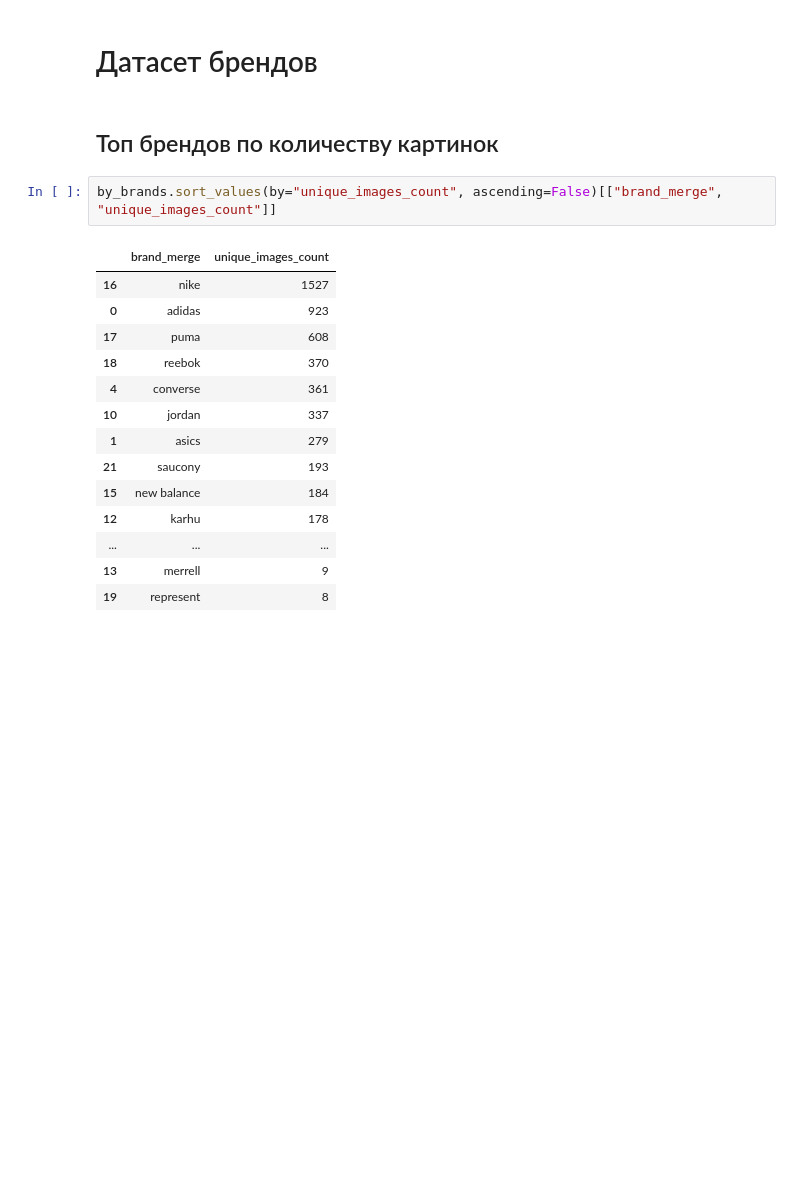
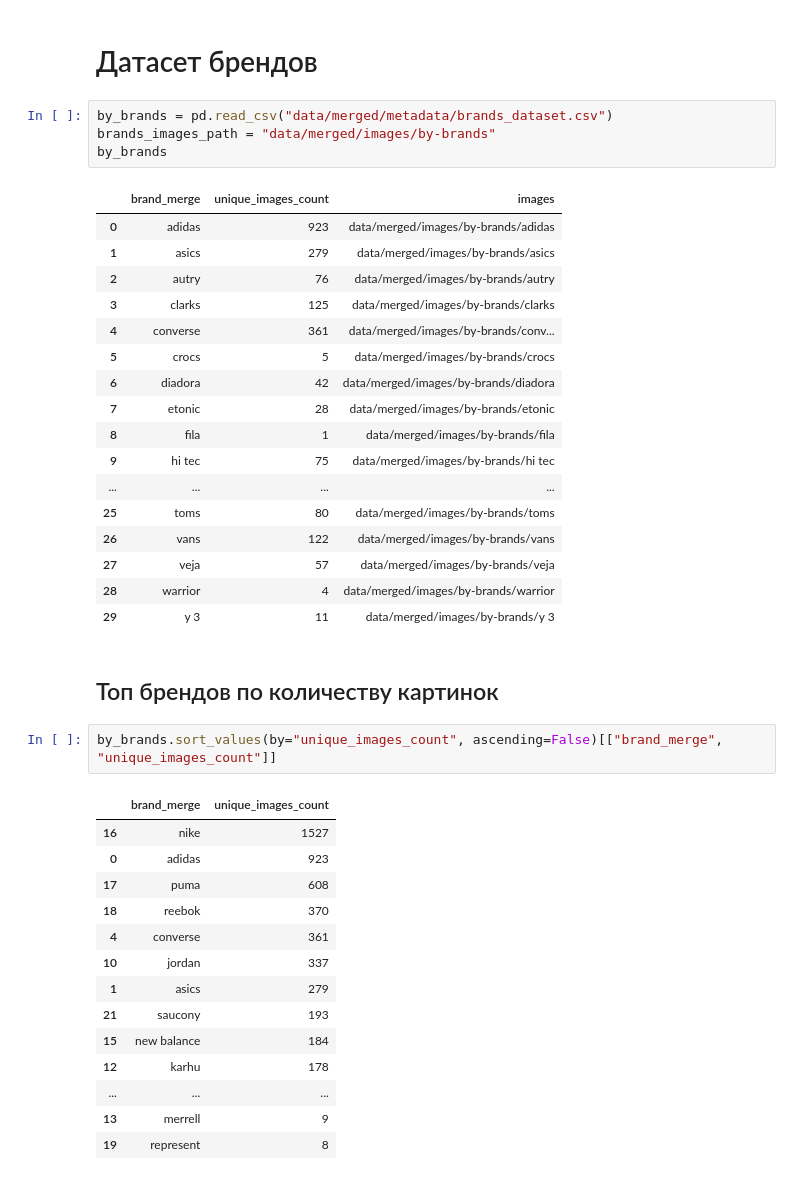
Before and after one commit to miem-refugees/sneakers-ml, a Jupyter notebook: notebooks/eda/basic-eda.ipynb, the cells around one changed output. Cells and saved outputs as stored; diff of their text form; blank space fills up the shorter version.

```diff
--- a/notebooks/eda/basic-eda.ipynb
+++ b/notebooks/eda/basic-eda.ipynb
@@ -155,5 +170,27 @@ models_images_path = "data/merged/images/by-models"
 # %% [markdown]
 # Датасет брендов
+# %%
+by_brands = pd.read_csv("data/merged/metadata/brands_dataset.csv")
+brands_images_path = "data/merged/images/by-brands"
+by_brands
+# %% [output]
+|  | brand_merge | unique_images_count | images |
+| 0 | adidas | 923 | data/merged/images/by-brands/adidas |
+| 1 | asics | 279 | data/merged/images/by-brands/asics |
+| 2 | autry | 76 | data/merged/images/by-brands/autry |
+| 3 | clarks | 125 | data/merged/images/by-brands/clarks |
+| 4 | converse | 361 | data/merged/images/by-brands/conv... |
+| 5 | crocs | 5 | data/merged/images/by-brands/crocs |
+| 6 | diadora | 42 | data/merged/images/by-brands/diadora |
+| 7 | etonic | 28 | data/merged/images/by-brands/etonic |
+| 8 | fila | 1 | data/merged/images/by-brands/fila |
+| 9 | hi tec | 75 | data/merged/images/by-brands/hi tec |
+| ... | ... | ... | ... |
+| 25 | toms | 80 | data/merged/images/by-brands/toms |
+| 26 | vans | 122 | data/merged/images/by-brands/vans |
+| 27 | veja | 57 | data/merged/images/by-brands/veja |
+| 28 | warrior | 4 | data/merged/images/by-brands/warrior |
+| 29 | y 3 | 11 | data/merged/images/by-brands/y 3 |
 # %% [markdown]
 ## Топ брендов по количеству картинок
 # %%
```
Also changed, not shown: parts of 7 cells of this notebook, 4 other files.
